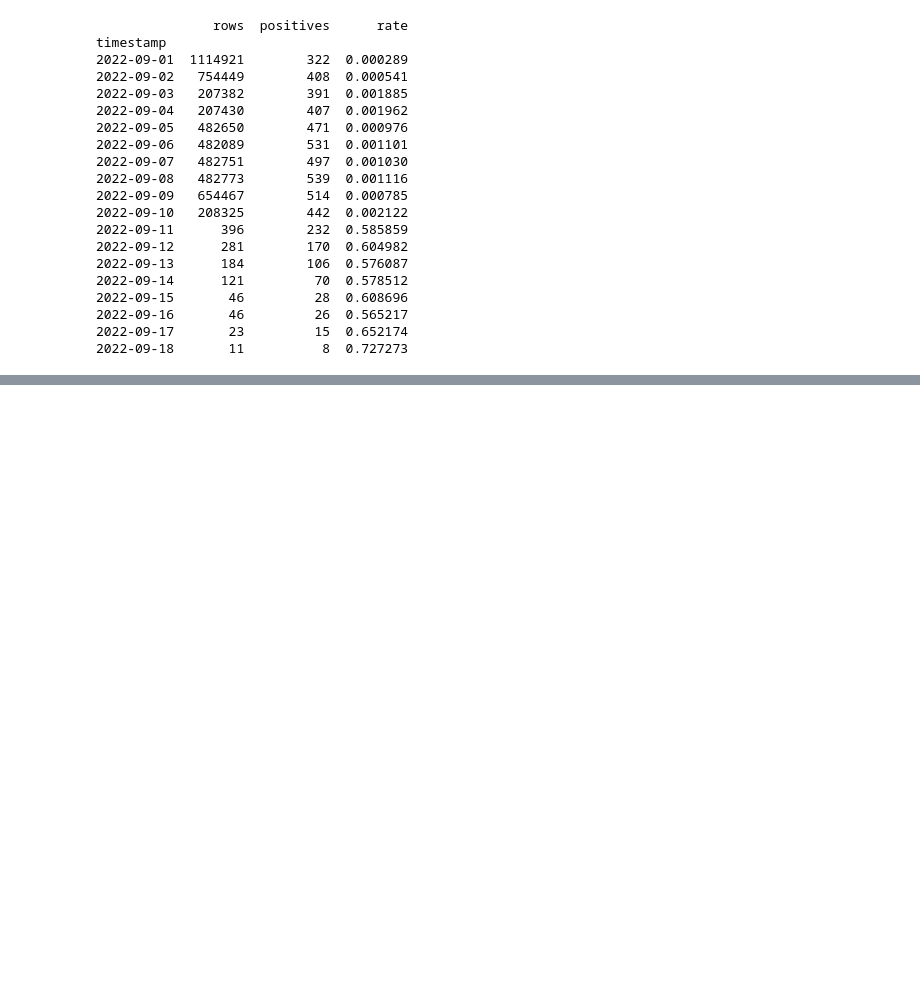
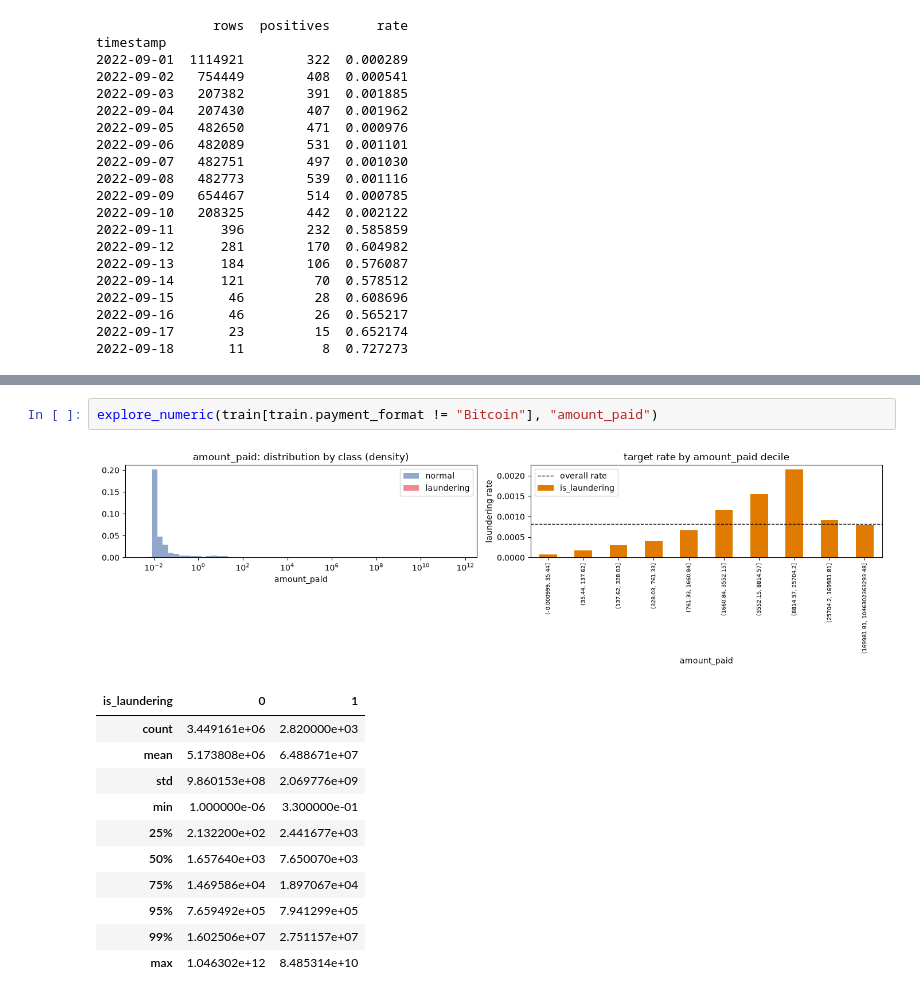
Before and after one commit to Rutu-RD/aml-transaction-detection, a Jupyter notebook: notebooks/datasetloadercleaning.ipynb, the cells around one changed output, grey strips where cells are left out. Drawn from its saved outputs; the diff is of its cells as text; blank space fills up the shorter version.

```diff
--- a/notebooks/datasetloadercleaning.ipynb
+++ b/notebooks/datasetloadercleaning.ipynb
@@ -205,0 +410,15 @@ print(df.is_burn_in.mean())
+# %%
+explore_numeric(train[train.payment_format != "Bitcoin"], "amount_paid")
+# %% [output]
+[figure, added]
+| is_laundering | 0 | 1 |
+| count | 3.449161e+06 | 2.820000e+03 |
+| mean | 5.173808e+06 | 6.488671e+07 |
+| std | 9.860153e+08 | 2.069776e+09 |
+| min | 1.000000e-06 | 3.300000e-01 |
+| 25% | 2.132200e+02 | 2.441677e+03 |
+| 50% | 1.657640e+03 | 7.650070e+03 |
+| 75% | 1.469586e+04 | 1.897067e+04 |
+| 95% | 7.659492e+05 | 7.941299e+05 |
+| 99% | 1.602506e+07 | 2.751157e+07 |
+| max | 1.046302e+12 | 8.485314e+10 |
```
Also changed, not shown: parts of 16 cells of this notebook, 5 other files.
